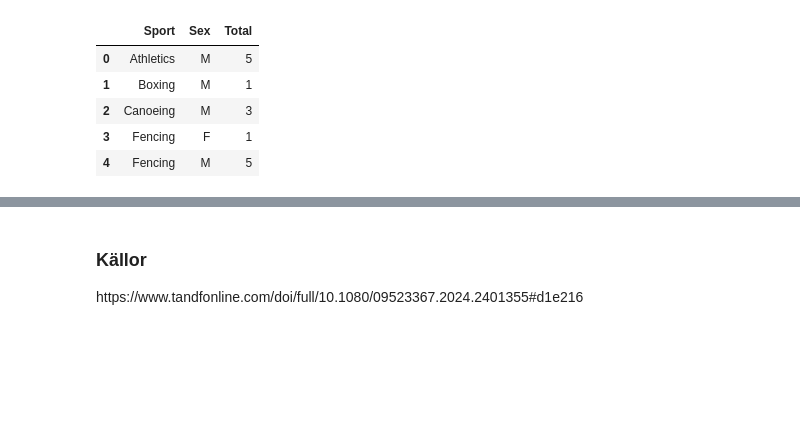
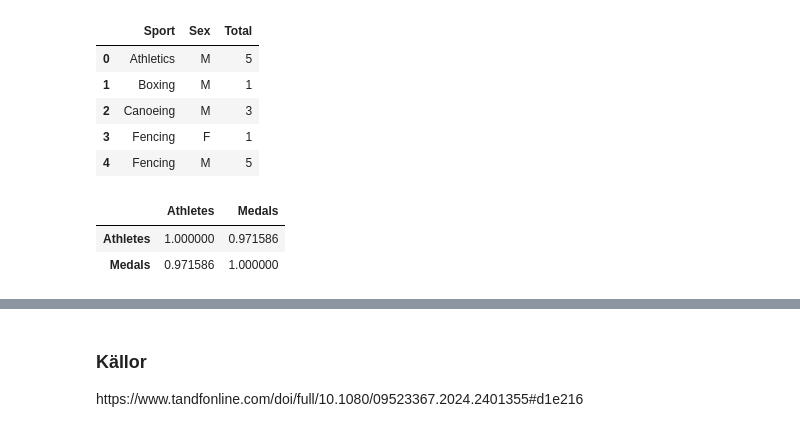
Before and after one commit to F-Degerman/Projekt_OS_Ungern, a Jupyter notebook: Egna_anteckningar/Adrian/Adrian.ipynb, the cells around one changed output, grey strips where cells are left out. Saved outputs shown, nothing was run; the diff lists cells and outputs as text; code cells hidden in the pictures; blank space fills up the shorter version.

```diff
--- a/Egna_anteckningar/Adrian/Adrian.ipynb
+++ b/Egna_anteckningar/Adrian/Adrian.ipynb
@@ -4,8 +4,8 @@ import matplotlib.pyplot as plt
 import seaborn as sns
 import plotly.express as px
 
-atev = pd.read_csv("../athlete_events.csv")
-reg = pd.read_csv("../noc_regions.csv")
+atev = pd.read_csv(r"C:\Users\adria\Desktop\Python\Projekt_OS_Ungern\dashboard\data\athlete_events.csv")
+reg = pd.read_csv(r"C:\Users\adria\Desktop\Python\Projekt_OS_Ungern\dashboard\data\noc_regions.csv")
 
 df_os = pd.merge(atev, reg, on= "NOC", how= "left")
 
@@ -593,0 +679,30 @@ fig.show()
+# %%
+athletes_per_year = (df_os.drop_duplicates(subset=["Year", "NOC", "ID"])
+                     .groupby(["Year", "NOC"])
+                     .size()
+                     .reset_index(name="Athletes")
+)
+medals_per_year = (df_os.drop_duplicates(subset=["Year", "NOC", "Sport", "Event", "Medal"])
+                   .groupby(["Year", "NOC"])
+                   .size()
+                   .reset_index(name="Medals")
+)
+nation_year = athletes_per_year.merge(medals_per_year, on=["Year", "NOC"], how="left")
+nation_year["Medals"] = nation_year["Medals"].fillna(0)
+
+fig = px.scatter(
+    nation_year,
+    x="Athletes",
+    y="Medals",
+    color="NOC",
+    opacity= 0.7,
+    hover_data="Year",
+    title="Athletes vs Medals , all years, all nations"
+)
+fig.show()
+
+nation_year[["Athletes", "Medals"]].corr()
+# %% [output]
+|  | Athletes | Medals |
+| Athletes | 1.000000 | 0.971586 |
+| Medals | 0.971586 | 1.000000 |
```
Also changed, not shown: parts of 7 cells of this notebook, 1 other file.
